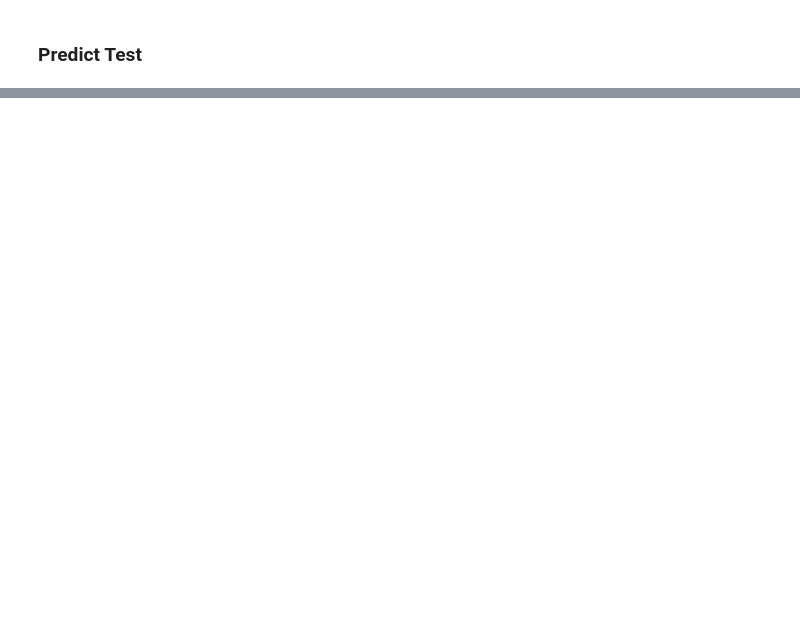
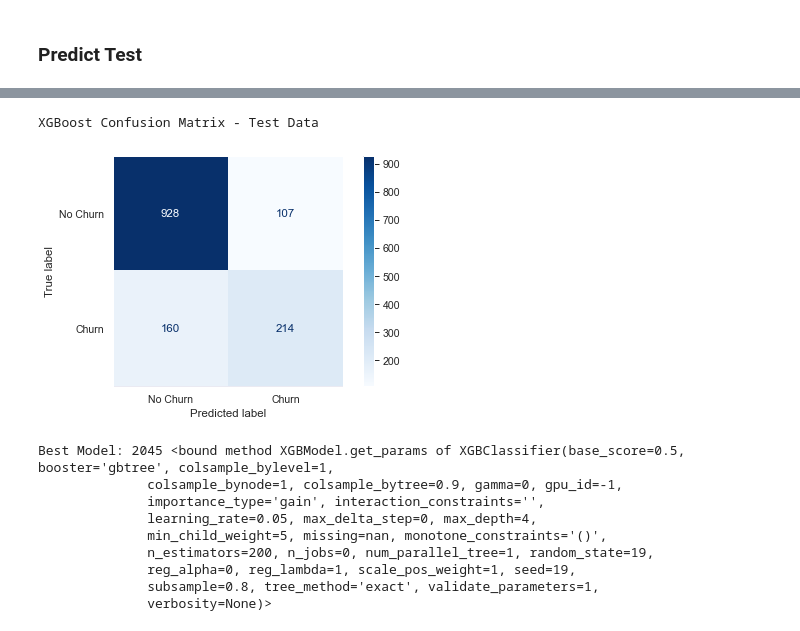
Before and after one commit to cutterback/p03-telco-churn-model, a Jupyter notebook: Telco-Churn-Classification-Model.ipynb, the cells around one changed output, grey strips where cells are left out. Saved outputs shown, nothing was run; the diff lists cells and outputs as text; code cells hidden in the pictures; blank space fills up the shorter version.

```diff
--- a/Telco-Churn-Classification-Model.ipynb
+++ b/Telco-Churn-Classification-Model.ipynb
@@ -1094,0 +1162,18 @@ Model xg Predictions: AUC 0.74 | Accuracy 0.79 | Recall 0.63 | Precision 0.61 |
+# %%
+# print confusion matrix for best model
+best_model_xg = gs_xg.best_estimator_
+print('XGBoost Confusion Matrix - Test Data')
+display_confusion(best_model_xg, X_test4, y_test, labels=['No Churn', 'Churn'])
+print(f'Best Model: {gs_xg.best_index_} {gs_xg.best_estimator_.get_params}')
+# %% [output]
+XGBoost Confusion Matrix - Test Data
+[figure, added]
+Best Model: 2045 <bound method XGBModel.get_params of XGBClassifier(base_score=0.5, booster='gbtree', colsample_bylevel=1,
+              colsample_bynode=1, colsample_bytree=0.9, gamma=0, gpu_id=-1,
+              importance_type='gain', interaction_constraints='',
+              learning_rate=0.05, max_delta_step=0, max_depth=4,
+              min_child_weight=5, missing=nan, monotone_constraints='()',
+              n_estimators=200, n_jobs=0, num_parallel_tree=1, random_state=19,
+              reg_alpha=0, reg_lambda=1, scale_pos_weight=1, seed=19,
+              subsample=0.8, tree_method='exact', validate_parameters=1,
+              verbosity=None)>
```
Also changed, not shown: parts of 26 cells of this notebook, 4 other files.
